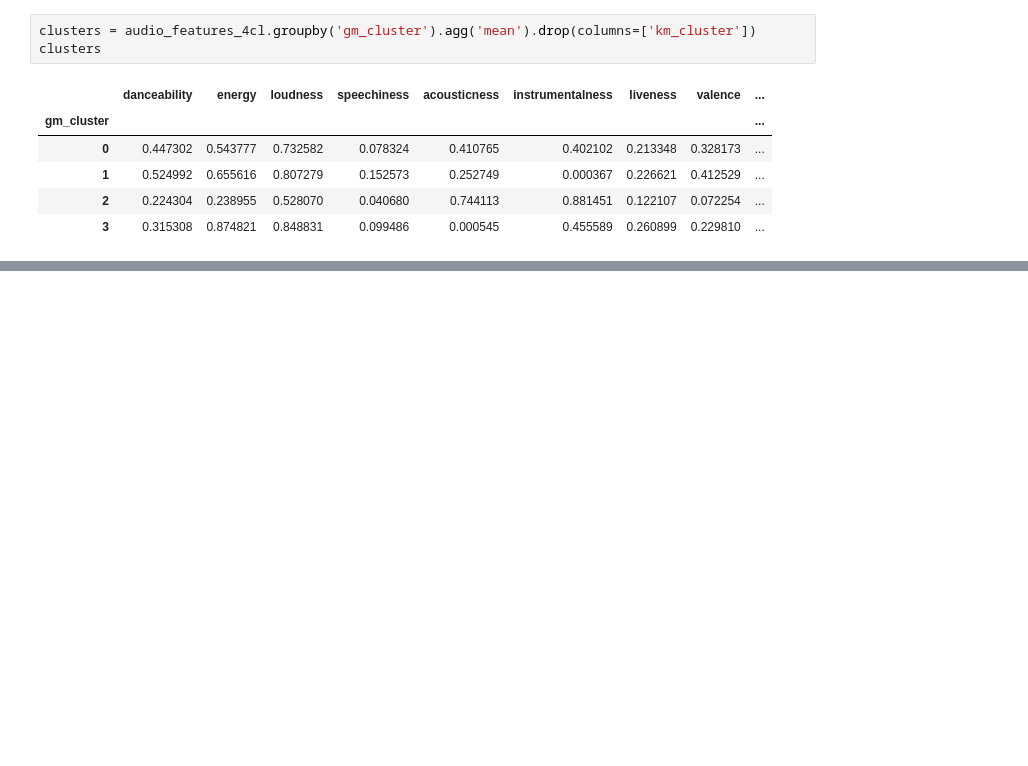
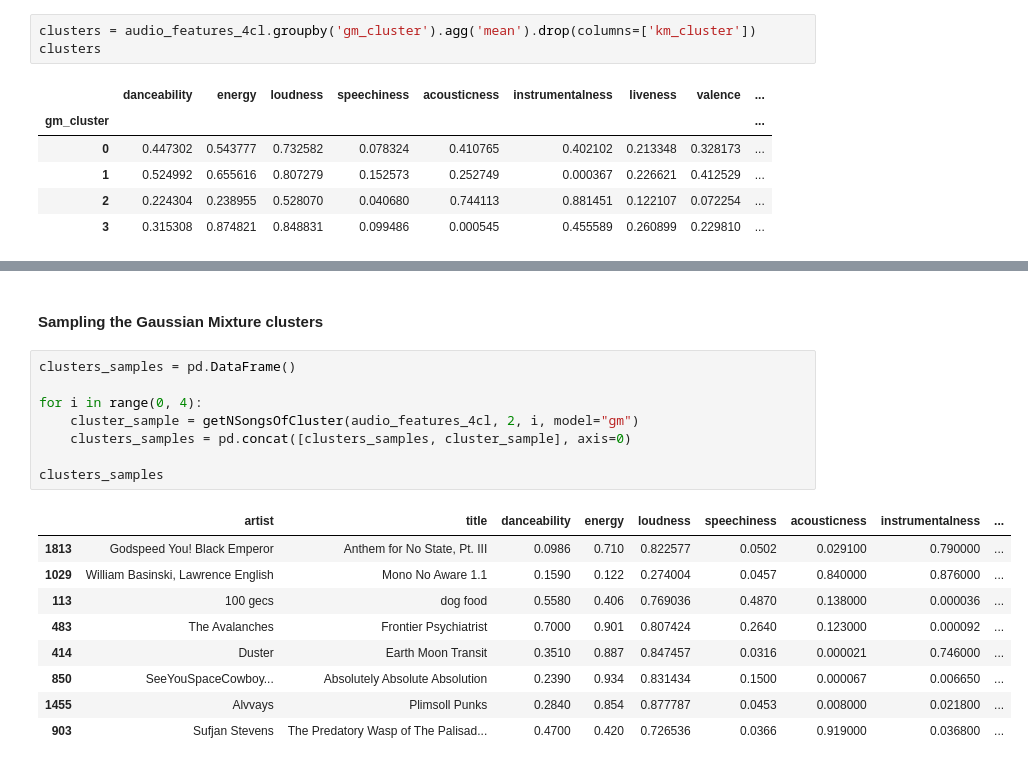
Before and after one commit to vrctin/Track-Clusterization, a Jupyter notebook: Spotify+LastFM clusterization.ipynb, the cells around one changed output, grey strips where cells are left out. Cells and saved outputs as stored; diff of their text form; blank space fills up the shorter version.

```diff
--- a/Spotify+LastFM clusterization.ipynb
+++ b/Spotify+LastFM clusterization.ipynb
@@ -572,0 +629,20 @@ clusters
+# %% [markdown]
+#### Sampling the Gaussian Mixture clusters
+# %%
+clusters_samples = pd.DataFrame()
+
+for i in range(0, 4):
+    cluster_sample = getNSongsOfCluster(audio_features_4cl, 2, i, model="gm")
+    clusters_samples = pd.concat([clusters_samples, cluster_sample], axis=0)
+
+clusters_samples
+# %% [output]
+|  | artist | title | danceability | energy | loudness | speechiness | acousticness | instrumentalness | ... |
+| 1813 | Godspeed You! Black Emperor | Anthem for No State, Pt. III | 0.0986 | 0.710 | 0.822577 | 0.0502 | 0.029100 | 0.790000 | ... |
+| 1029 | William Basinski, Lawrence English | Mono No Aware 1.1 | 0.1590 | 0.122 | 0.274004 | 0.0457 | 0.840000 | 0.876000 | ... |
+| 113 | 100 gecs | dog food | 0.5580 | 0.406 | 0.769036 | 0.4870 | 0.138000 | 0.000036 | ... |
+| 483 | The Avalanches | Frontier Psychiatrist | 0.7000 | 0.901 | 0.807424 | 0.2640 | 0.123000 | 0.000092 | ... |
+| 414 | Duster | Earth Moon Transit | 0.3510 | 0.887 | 0.847457 | 0.0316 | 0.000021 | 0.746000 | ... |
+| 850 | SeeYouSpaceCowboy... | Absolutely Absolute Absolution | 0.2390 | 0.934 | 0.831434 | 0.1500 | 0.000067 | 0.006650 | ... |
+| 1455 | Alvvays | Plimsoll Punks | 0.2840 | 0.854 | 0.877787 | 0.0453 | 0.008000 | 0.021800 | ... |
+| 903 | Sufjan Stevens | The Predatory Wasp of The Palisad... | 0.4700 | 0.420 | 0.726536 | 0.0366 | 0.919000 | 0.036800 | ... |
```
Also changed, not shown: parts of 18 cells of this notebook, 1 other file.
